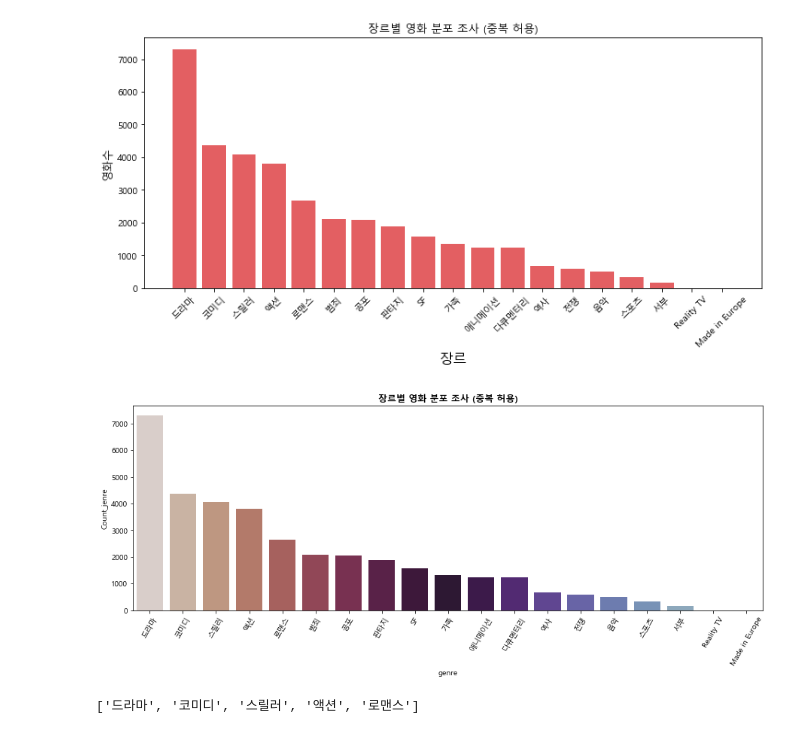
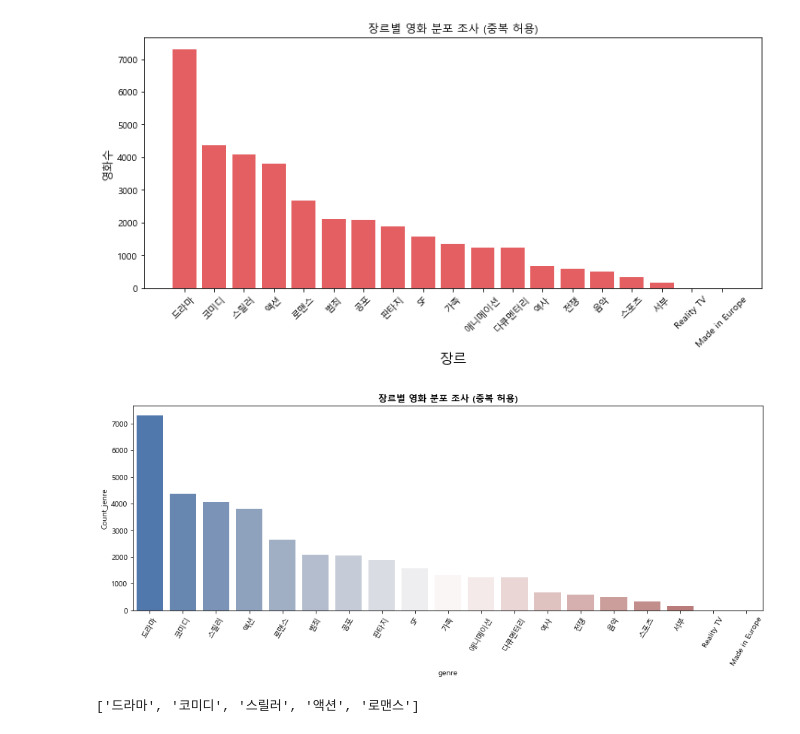
Before and after one commit to 0jipy/project_JI, a Jupyter notebook: 0.Model/02.M1_total.ipynb, the cells around one changed output. Saved outputs shown, nothing was run; the diff lists cells and outputs as text; code cells hidden in the pictures.

```diff
--- a/0.Model/02.M1_total.ipynb
+++ b/0.Model/02.M1_total.ipynb
@@ -881,24 +881,24 @@ plt.show()
 # %%
 import seaborn as sns
 
 
 
 # # x = np.arange(3)
 # x = df_g['genre']
 # years = [ c for c in df_g['genre'].values]
 # # values = [100, 400, 900]
 # values = df_g['Count_jenre']
 
 
 plt.figure(figsize=(15,5))
 plt.title('장르별 영화 분포 조사 (중복 허용)', fontweight="bold")
 sns.barplot( x = df_g['genre'],
              y = df_g['Count_jenre'],
-             palette='twilight_r')  # pink blues
+             palette='vlag')  # pink blues twilight_r vlag
 plt.xticks(rotation=60)
 plt.show()
 # %% [output]
-[figure, old version]
+[figure, new version]
 # %%
 df_g['Count_jenre'] / sum(df_g['Count_jenre']) * 100
 # %%
```
Also changed, not shown: parts of 8 cells of this notebook.
